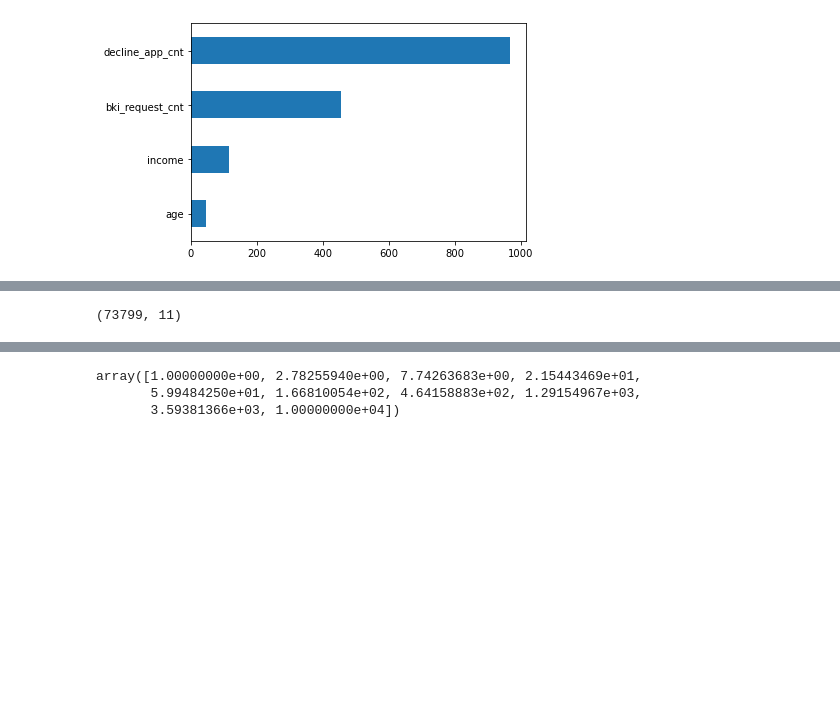
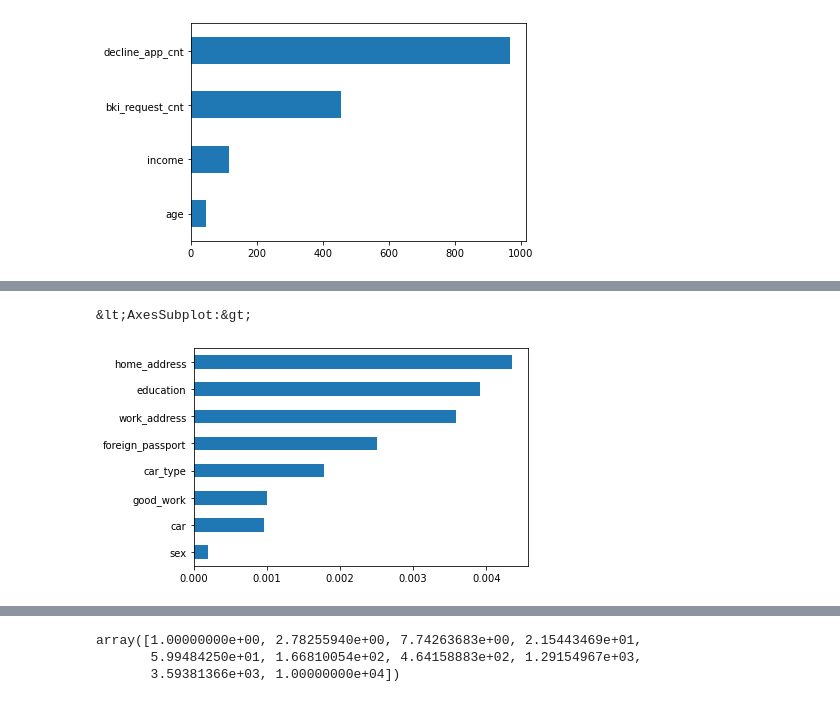
Before and after one commit to aberkoveo/skillfactory, a Jupyter notebook: Projects/Project_4/scorring_project_4.ipynb, the cells around one changed output, grey strips where cells are left out. Drawn from its saved outputs; the diff is of its cells as text; code cells hidden in the pictures; blank space fills up the shorter version.

```diff
--- a/Projects/Project_4/scorring_project_4.ipynb
+++ b/Projects/Project_4/scorring_project_4.ipynb
@@ -136,5 +83,15 @@ data_obj = df_scrolling_object()
+# %%
+label_encoder = LabelEncoder()
+
+for bin_col in bin_cols:
+    data[bin_col] = label_encoder.fit_transform(data[bin_col])
+
+data.education = data.education.astype('category').cat.codes
 # %%
-# imp_cat = Series(mutual_info_classif(train[bin_cols + cat_cols], train['default'],
-#                                      discrete_features =True), index = bin_cols + cat_cols)
-# imp_cat.sort_values(inplace = True)
-# imp_cat.plot(kind = 'barh')
+imp_cat = Series(mutual_info_classif(data[bin_cols + cat_cols], data['default'],
+                                     discrete_features =True), index = bin_cols + cat_cols)
+imp_cat.sort_values(inplace = True)
+imp_cat.plot(kind = 'barh')
+# %% [output]
+&lt;AxesSubplot:&gt;
+[figure, added]
@@ -143,4 +97,0 @@ X_cat = OneHotEncoder(sparse = False).fit_transform(train[cat_cols].values)
-# %%
-X_cat.shape
-# %% [output]
-(73799, 11)
```
Also changed, not shown: parts of 16 cells of this notebook, 3 other files.
